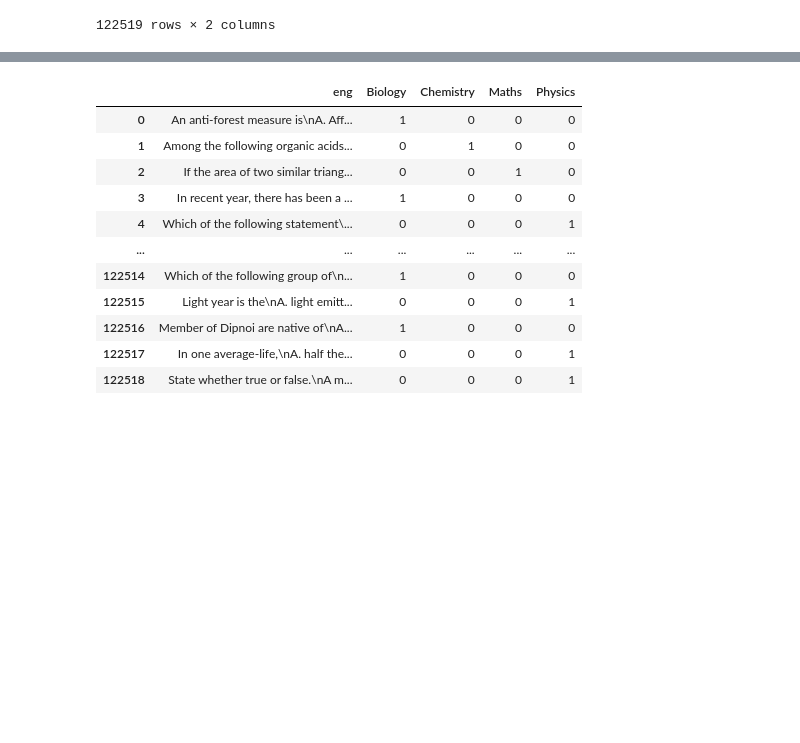
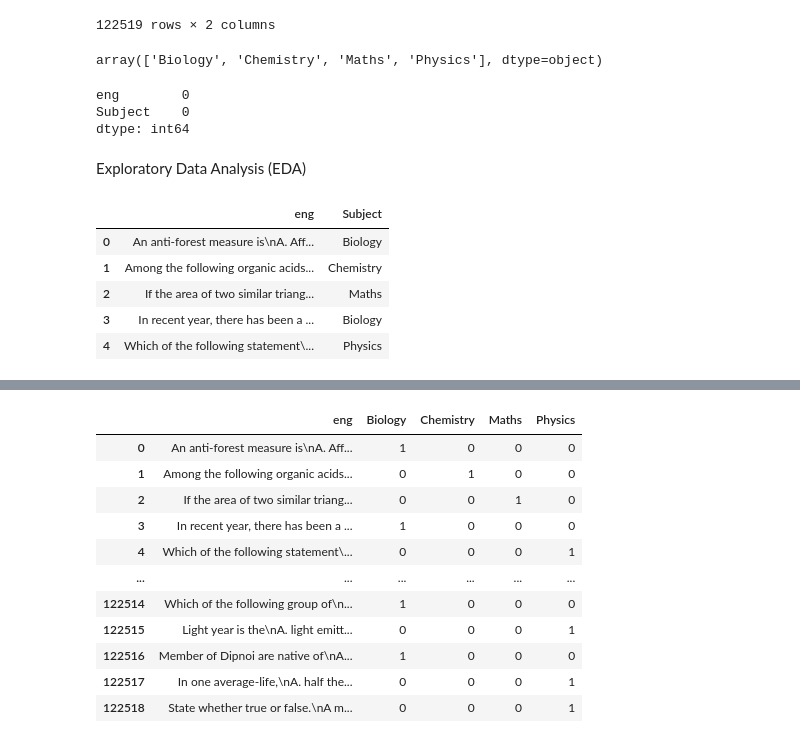
Before and after one commit to srikresna/natural.language.processing-ml, a Jupyter notebook: subject-classification.ipynb, the cells around one changed output, grey strips where cells are left out. Drawn from its saved outputs; the diff is of its cells as text; code cells hidden in the pictures; blank space fills up the shorter version.

```diff
--- a/subject-classification.ipynb
+++ b/subject-classification.ipynb
@@ -46,3 +96,24 @@ df
 | 122517 | In one average-life,\nA. half the... | Physics |
 | 122518 | State whether true or false.\nA m... | Physics |
 122519 rows × 2 columns
+# %%
+df.Subject.unique()
+# %% [output]
+array(['Biology', 'Chemistry', 'Maths', 'Physics'], dtype=object)
+# %%
+df.isna().sum()
+# %% [output]
+eng        0
+Subject    0
+dtype: int64
+# %% [markdown]
+Exploratory Data Analysis (EDA)
+# %%
+df.head()
+# %% [output]
+|  | eng | Subject |
+| 0 | An anti-forest measure is\nA. Aff... | Biology |
+| 1 | Among the following organic acids... | Chemistry |
+| 2 | If the area of two similar triang... | Maths |
+| 3 | In recent year, there has been a ... | Biology |
+| 4 | Which of the following statement\... | Physics |
```
Also changed, not shown: parts of 30 cells of this notebook, 1 other file.
